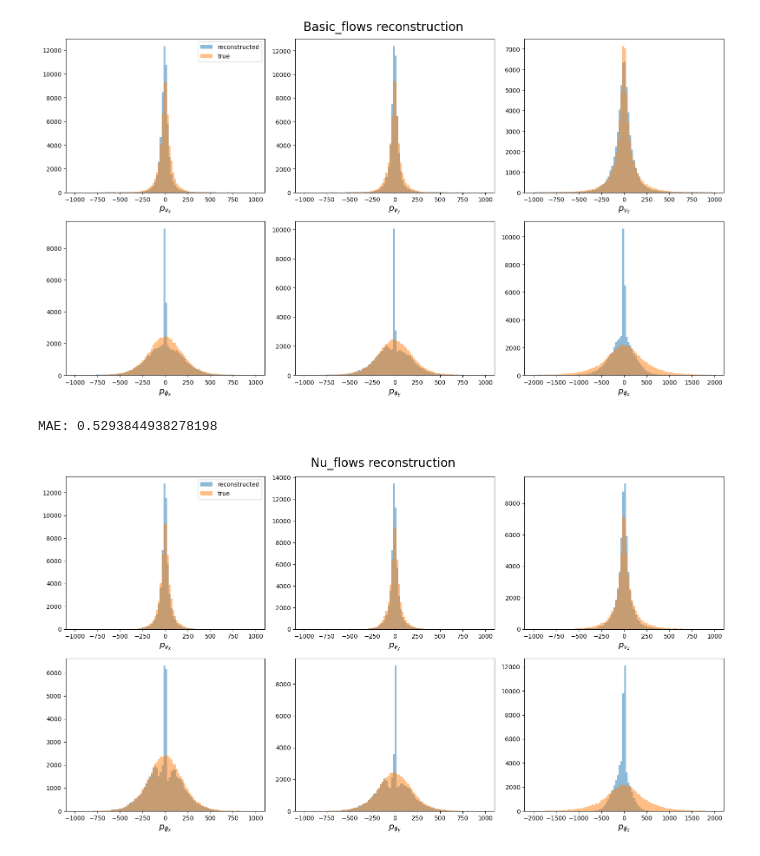
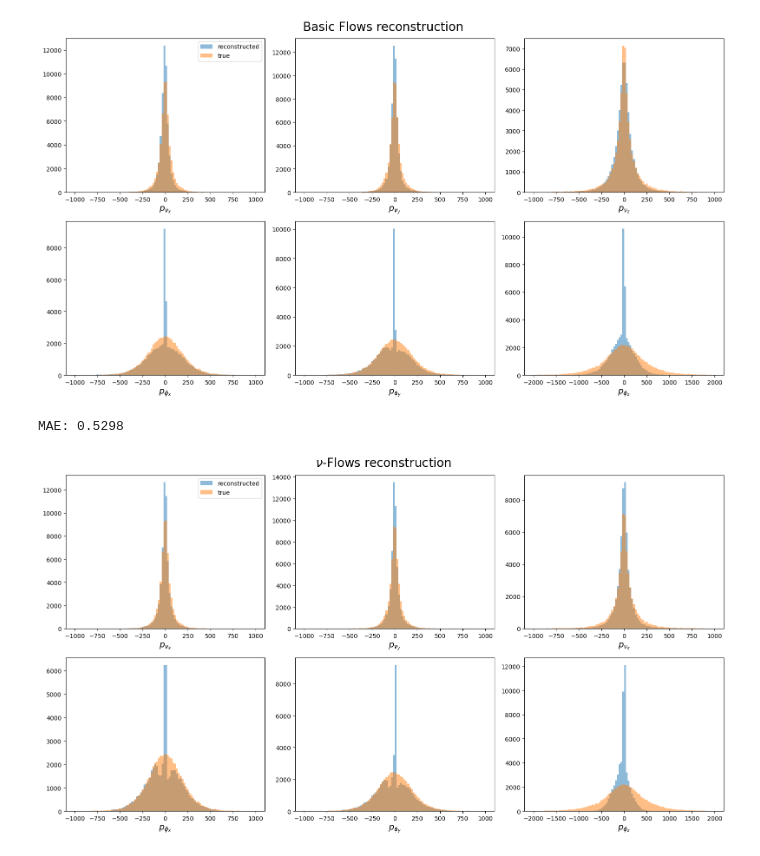
Before and after one commit to emil2001/SpinCorrs, a Jupyter notebook: notebooks/SpinCorrs_delphes.ipynb, the cells around one changed output. Saved outputs shown, nothing was run; the diff lists cells and outputs as text; code cells hidden in the pictures.

```diff
--- a/notebooks/SpinCorrs_delphes.ipynb
+++ b/notebooks/SpinCorrs_delphes.ipynb
@@ -370,17 +370,17 @@ plt.show()
 # %% [output]
 [figure]
 # %%
-checkpoint = torch.load('../checkpoints/delphes/mlp-v1.ckpt')
+checkpoint = torch.load('../checkpoints/delphes/mlp.ckpt')
 state_dict = checkpoint["state_dict"]
 model_dict = {key.removeprefix("model."):val for key, val in state_dict.items()}
 mlp_model.load_state_dict(model_dict)
 
-checkpoint = torch.load('../checkpoints/delphes/basic_flow-v1.ckpt')
+checkpoint = torch.load('../checkpoints/delphes/basic_flow.ckpt')
 state_dict = checkpoint["state_dict"]
 model_dict = {key.removeprefix("model."):val for key, val in state_dict.items()}
 basic_flow.load_state_dict(model_dict)
 
-checkpoint = torch.load('../checkpoints/delphes/nu_flow-v1.ckpt')
+checkpoint = torch.load('../checkpoints/delphes/nu_flow.ckpt')
 state_dict = checkpoint["state_dict"]
 model_dict = {key.removeprefix("model."):val for key, val in state_dict.items()}
 nu_flow.load_state_dict(model_dict)
@@ -399,6 +399,7 @@ def plot_targets(y_vars, pred, y_test_unscaled, bins = 100, alpha = 0.5,
     fig.suptitle(f"{name} reconstruction", fontsize = 20)
     fig.tight_layout()
     ax[0].legend()
+    name = name.replace('$', '').replace('\\', '')
     plt.savefig(f"../plots/delphes/{name}_momentum.pdf")
     plt.show()
 # %%
@@ -442,14 +443,14 @@ with torch.no_grad():
     pred_nuflows, _= torch.median(nu_flow.to(device).sample(num_samples = 10, context=torch.tensor(X_test_DM.values, dtype = torch.float32).to(device)), 1)
     pred_nuflows = pred_nuflows.cpu()
 mean_absolute_error = MeanAbsoluteError()
-print(f'MAE: {mean_absolute_error(torch.tensor(pred_nuflows), torch.tensor(y_test_DM.values))}')
+print(f'MAE: {mean_absolute_error(torch.tensor(pred_nuflows), torch.tensor(y_test_DM.values)):.4f}')
 pred_nuflows = scaler_y.inverse_transform(pred_nuflows)
 # %% [output]
-MAE: 0.5293844938278198
+MAE: 0.5298
 # %%
-plot_targets(y_vars_tex, pred_nuflows, y_test_unscaled, name = 'Nu_flows')
+plot_targets(y_vars_tex, pred_nuflows, y_test_unscaled, name = r'$\nu$-Flows')
 # %% [output]
-[figure, old version]
+[figure, new version]
 # %%
 import sc_misc_delphes as sc_misc
 Cos_lep_light_true, Cos_lep_light_nophi_true = sc_misc.calculate_cosine_theory(test_raw_DM, test_raw_DM[y_vars])
```
Also changed, not shown: parts of 8 cells of this notebook, 38 other files.
